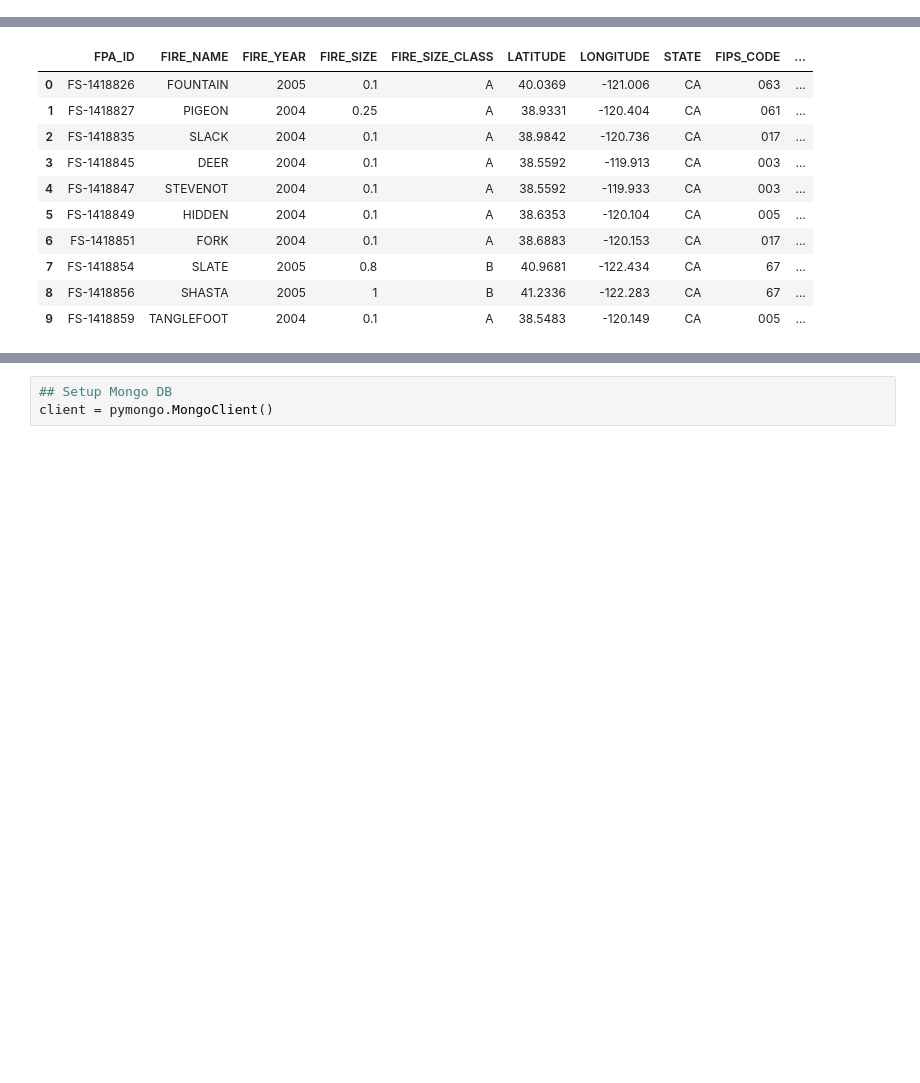
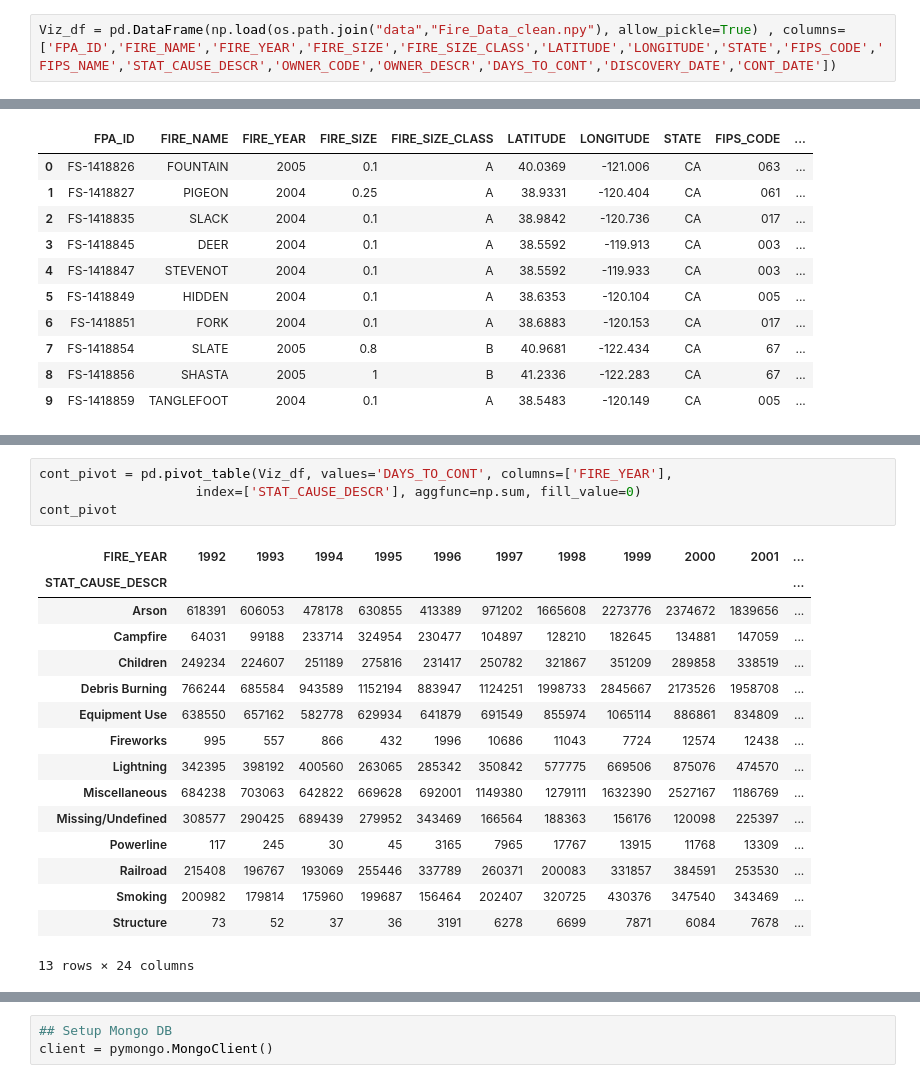
Before and after one commit to BryanSouza91/National-Wildfires-Visualized, a Jupyter notebook: data_prep.ipynb, the cells around one changed output, grey strips where cells are left out. Drawn from its saved outputs; the diff is of its cells as text; blank space fills up the shorter version.

```diff
--- a/data_prep.ipynb
+++ b/data_prep.ipynb
@@ -149,3 +153,5 @@ Viz_df = fires_df[['FPA_ID','FIRE_NAME','FIRE_YEAR','FIRE_SIZE','FIRE_SIZE_CLASS
+# %%
+Viz_df = pd.DataFrame(np.load(os.path.join("data","Fire_Data_clean.npy"), allow_pickle=True) , columns=['FPA_ID','FIRE_NAME','FIRE_YEAR','FIRE_SIZE','FIRE_SIZE_CLASS','LATITUDE','LONGITUDE','STATE','FIPS_CODE','FIPS_NAME','STAT_CAUSE_DESCR','OWNER_CODE','OWNER_DESCR','DAYS_TO_CONT','DISCOVERY_DATE','CONT_DATE'])
 # %%
 Viz_df.head(10)
 # %% [output]
@@ -162,0 +285,21 @@ Viz_df.head(10)
+# %%
+cont_pivot = pd.pivot_table(Viz_df, values='DAYS_TO_CONT', columns=['FIRE_YEAR'],
+                    index=['STAT_CAUSE_DESCR'], aggfunc=np.sum, fill_value=0)
+cont_pivot
+# %% [output]
+| FIRE_YEAR | 1992 | 1993 | 1994 | 1995 | 1996 | 1997 | 1998 | 1999 | 2000 | 2001 | ... |
+| STAT_CAUSE_DESCR |  |  |  |  |  |  |  |  |  |  | ... |
+| Arson | 618391 | 606053 | 478178 | 630855 | 413389 | 971202 | 1665608 | 2273776 | 2374672 | 1839656 | ... |
+| Campfire | 64031 | 99188 | 233714 | 324954 | 230477 | 104897 | 128210 | 182645 | 134881 | 147059 | ... |
+| Children | 249234 | 224607 | 251189 | 275816 | 231417 | 250782 | 321867 | 351209 | 289858 | 338519 | ... |
+| Debris Burning | 766244 | 685584 | 943589 | 1152194 | 883947 | 1124251 | 1998733 | 2845667 | 2173526 | 1958708 | ... |
+| Equipment Use | 638550 | 657162 | 582778 | 629934 | 641879 | 691549 | 855974 | 1065114 | 886861 | 834809 | ... |
+| Fireworks | 995 | 557 | 866 | 432 | 1996 | 10686 | 11043 | 7724 | 12574 | 12438 | ... |
+| Lightning | 342395 | 398192 | 400560 | 263065 | 285342 | 350842 | 577775 | 669506 | 875076 | 474570 | ... |
+| Miscellaneous | 684238 | 703063 | 642822 | 669628 | 692001 | 1149380 | 1279111 | 1632390 | 2527167 | 1186769 | ... |
+| Missing/Undefined | 308577 | 290425 | 689439 | 279952 | 343469 | 166564 | 188363 | 156176 | 120098 | 225397 | ... |
+| Powerline | 117 | 245 | 30 | 45 | 3165 | 7965 | 17767 | 13915 | 11768 | 13309 | ... |
+| Railroad | 215408 | 196767 | 193069 | 255446 | 337789 | 260371 | 200083 | 331857 | 384591 | 253530 | ... |
+| Smoking | 200982 | 179814 | 175960 | 199687 | 156464 | 202407 | 320725 | 430376 | 347540 | 343469 | ... |
+| Structure | 73 | 52 | 37 | 36 | 3191 | 6278 | 6699 | 7871 | 6084 | 7678 | ... |
+13 rows × 24 columns
```
Also changed, not shown: parts of 26 cells of this notebook, 5 other files.
